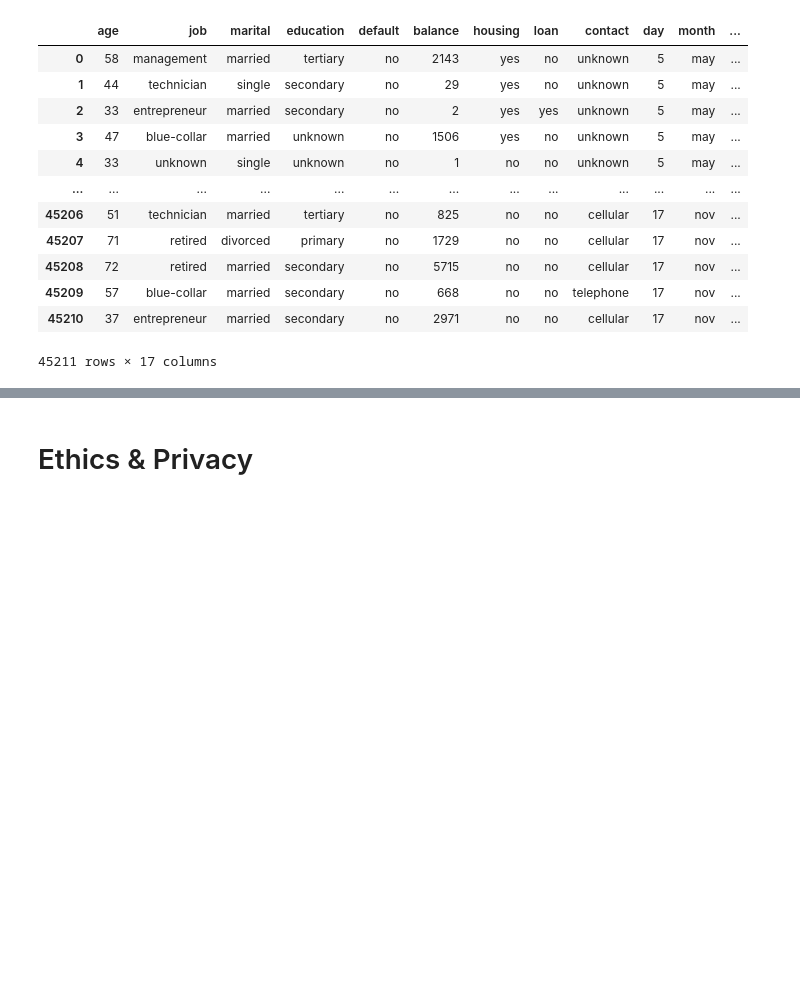
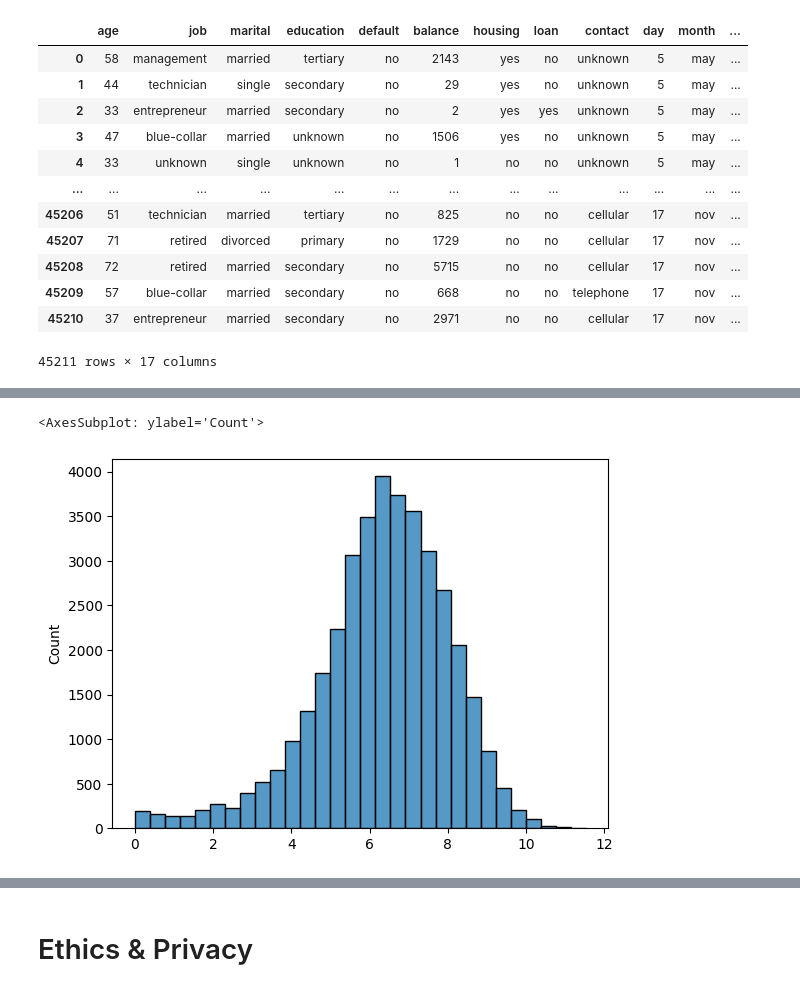
Before and after one commit to COGS118A/Group030-Wi23, a Jupyter notebook: CheckpointGroup030-Wi23.ipynb, the cells around one changed output, grey strips where cells are left out. Saved outputs shown, nothing was run; the diff lists cells and outputs as text; code cells hidden in the pictures; blank space fills up the shorter version.

```diff
--- a/CheckpointGroup030-Wi23.ipynb
+++ b/CheckpointGroup030-Wi23.ipynb
@@ -85,0 +112,3 @@ bank
+# %%
+bank = bank.drop(['contact', 'day', 'pdays', 'poutcome', 'duration'], axis=1)
+bank
@@ -85,0 +146,10 @@ bank
+# %%
+bank_poslog = np.array(bank[bank.balance > 0].balance)
+bank_poslog = np.log(bank_poslog)
+bank_neglog = np.array(bank[bank.balance < 0].balance)
+bank_neglog = np.log(-bank_neglog)
+# %%
+sns.histplot(data=bank_poslog, bins=30)
+# %% [output]
+<AxesSubplot: ylabel='Count'>
+[figure, added]
```
Also changed, not shown: parts of 17 cells of this notebook.
